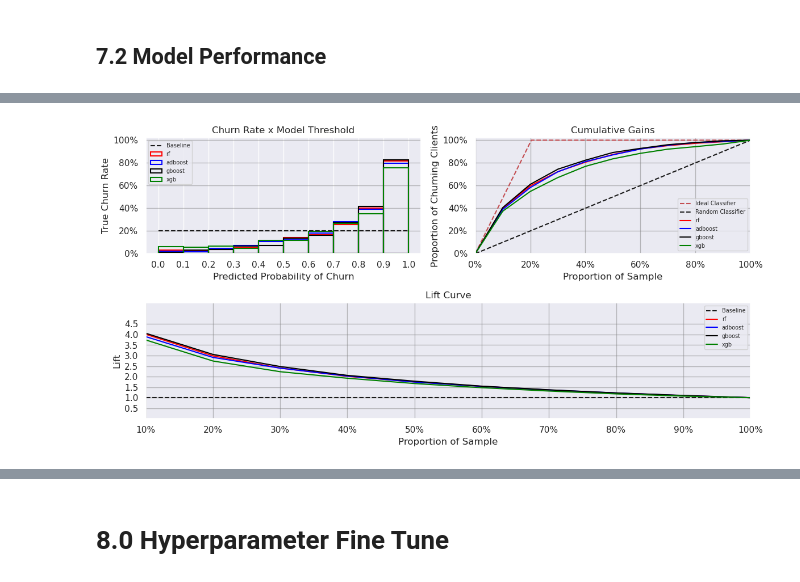
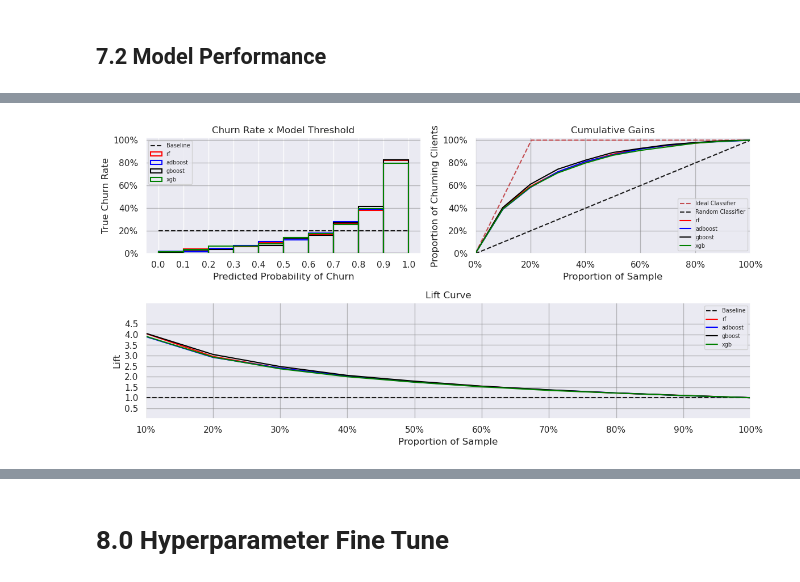
Before and after one commit to jmcabreira/Data-Science-CGP, a Jupyter notebook: notebooks/C01-jc-churnPred.ipynb, the cells around one changed output, grey strips where cells are left out. Cells and saved outputs as stored; diff of their text form; code cells hidden in the pictures.

Commit message:
ml: model evaluation ant tuning

```diff
--- a/notebooks/C01-jc-churnPred.ipynb
+++ b/notebooks/C01-jc-churnPred.ipynb
@@ -70,7 +70,7 @@ def calculate_lift_gain(y, y_pred, step=0.1, model='Model'):
     lifts = []
     gains = [0]
     for step in steps:
-        num_rows_sliced_df = int(np.ceil(step * N))
+        num_rows_sliced_df = int(np.ceil(step * total_rows))
         sliced_df = df_aux.iloc[:num_rows_sliced_df, :]
 
         num_ones_sliced_df = sliced_df['true'].sum()
@@ -123,7 +100,7 @@ def plot_churn_rate(rates, models, churn_ratio):
 
     plt.grid(True, which='major', axis='y', color='gray', linestyle='-', alpha=.5)
 # %%
-def plot_custom_cumulative_gain(gains, models,churn_ratio,step = 0.1, colots =  ['red', 'blue', 'black', 'green', 'purple', 'yellow']):
+def plot_custom_cumulative_gain(gains, models,churn_ratio,step = 0.1, colors =  ['red', 'blue', 'black', 'green', 'purple', 'yellow']):
     plt.plot([0, churn_ratio, 1], [0, 1, 1], 'r--', linewidth=1.5, label='Ideal Classifier')
     plt.plot([0, 1], [0, 1], 'k--', linewidth=1.5, label='Random Classifier')
 
@@ -867,7 +857,7 @@ from sklearn.metrics         import recall_score
 rf = RandomForestClassifier()
 adboost = AdaBoostClassifier()
 gboost = GradientBoostingClassifier()
-xgb = BaggingClassifier()
+xgb = XGBClassifier()
 
 models = [rf, adboost,gboost,xgb]
 model_names = ['rf', 'adboost', 'gboost','xgb']
@@ -927,26 +917,26 @@ for y_proba, model_name in zip(y_probas, model_names):
 # %%
 step = .1
 rates = []
 lifts = []
 gains = []
 
 for y_proba in y_probas:
     rates.append(calculate_ones_rate(y_train, y_proba, step=step))
     lift, gain = calculate_lift_gain(y_train, y_proba, step=step)
     lifts.append(lift)
     gains.append(gain)
 
 plt.figure(figsize=(12, 6))
 
 ax1 = plt.subplot(2,2,1)
 plot_churn_rate(rates, model_names, churn_ratio)
 
 ax2 = plt.subplot(2,2,2)
 plot_custom_cumulative_gain(gains, model_names,churn_ratio)
 
-ax4 = plt.subplot(2,1,2)
+ax3 = plt.subplot(2,1,2)
 plot_lift( lifts , model_names, step)
 
 plt.tight_layout()
 # %% [output]
-[figure, old version]
+[figure, new version]
```
Also changed, not shown: parts of 22 cells of this notebook, 1 other file.
